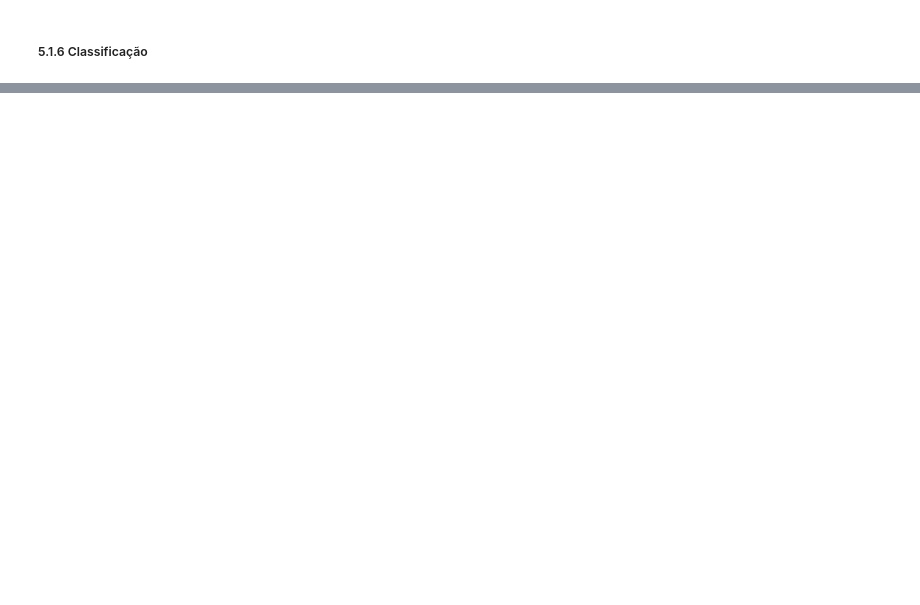
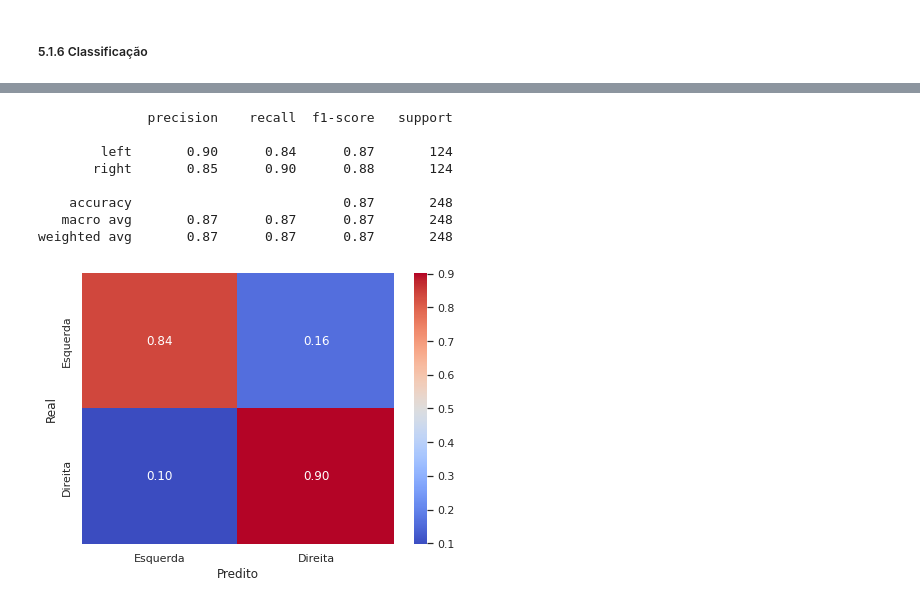
Before and after one commit to ldocarvalho/portals-bias, a Jupyter notebook: portals_bias.ipynb, the cells around one changed output, grey strips where cells are left out. Drawn from its saved outputs; the diff is of its cells as text; code cells hidden in the pictures; blank space fills up the shorter version.

```diff
--- a/portals_bias.ipynb
+++ b/portals_bias.ipynb
@@ -4040,0 +4126,12 @@ print('Accuracy: %.3f (%.3f)' % (mean(scores), std(scores)))
+# %%
+classification_with_svm(X, y, 'scale', 1, LeaveOneOut())
+# %% [output]
+              precision    recall  f1-score   support
+
+        left       0.90      0.84      0.87       124
+       right       0.85      0.90      0.88       124
+
+    accuracy                           0.87       248
+   macro avg       0.87      0.87      0.87       248
+weighted avg       0.87      0.87      0.87       248
+[figure, added]
```
Also changed, not shown: parts of 42 cells of this notebook.
